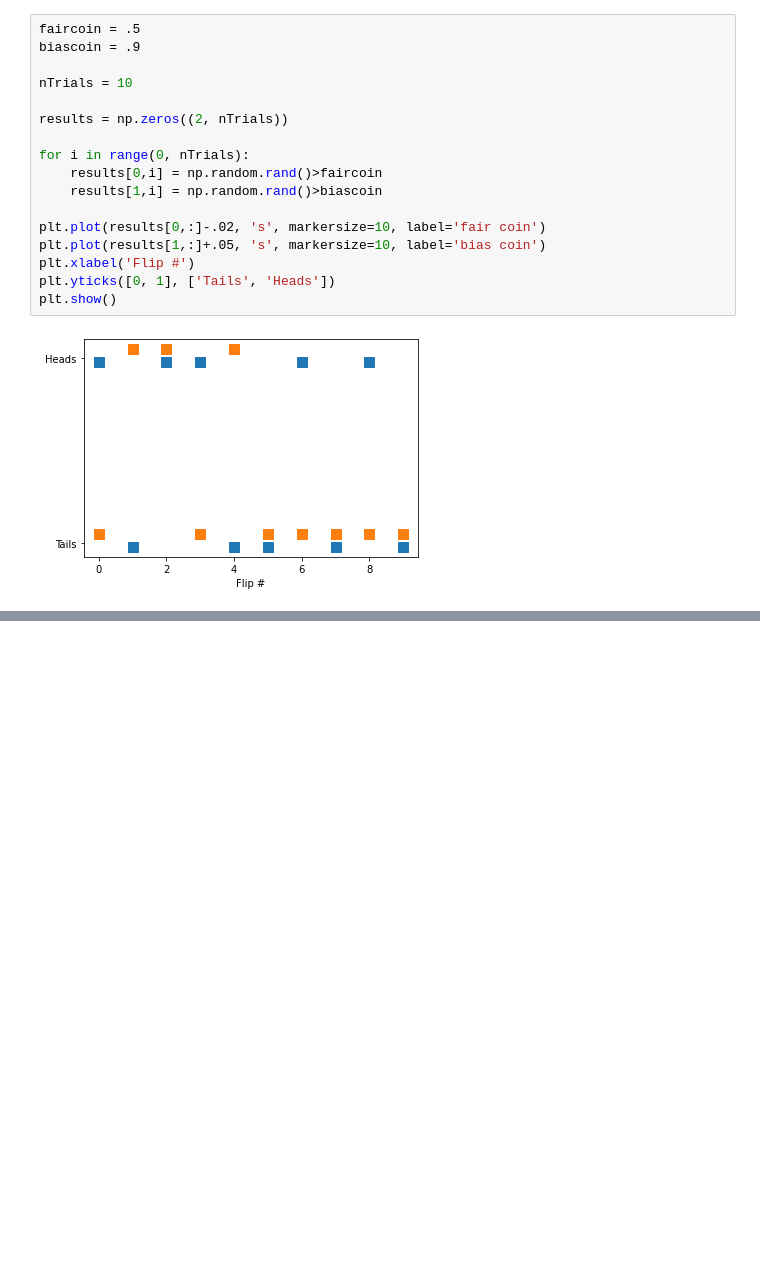
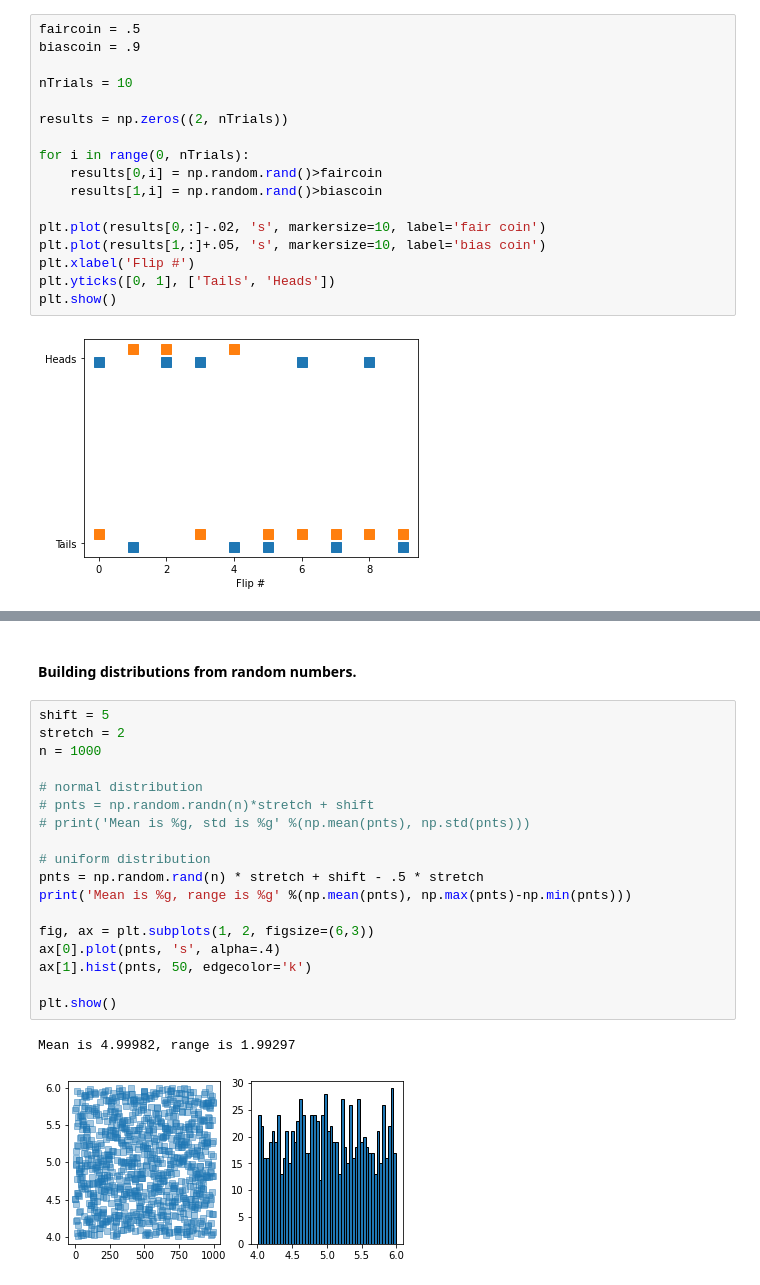
Before and after one commit to pawelztef/maths_pyt, a Jupyter notebook: probabilities_and_hitograms.ipynb, the cells around one changed output, grey strips where cells are left out. Saved outputs shown, nothing was run; the diff lists cells and outputs as text; blank space fills up the shorter version.

Commit message:
distributions

```diff
--- a/probabilities_and_hitograms.ipynb
+++ b/probabilities_and_hitograms.ipynb
@@ -72,0 +72,23 @@ ValueError: incomplete format
+# %% [markdown]
+#### Building distributions from random numbers.
+# %%
+shift = 5
+stretch = 2
+n = 1000
+
+# normal distribution
+# pnts = np.random.randn(n)*stretch + shift
+# print('Mean is %g, std is %g' %(np.mean(pnts), np.std(pnts)))
+
+# uniform distribution
+pnts = np.random.rand(n) * stretch + shift - .5 * stretch
+print('Mean is %g, range is %g' %(np.mean(pnts), np.max(pnts)-np.min(pnts)))
+
+fig, ax = plt.subplots(1, 2, figsize=(6,3))
+ax[0].plot(pnts, 's', alpha=.4)
+ax[1].hist(pnts, 50, edgecolor='k')
+
+plt.show()
+# %% [output]
+Mean is 4.99982, range is 1.99297
+[figure, added]
```
Also changed, not shown: parts of 7 cells of this notebook.
